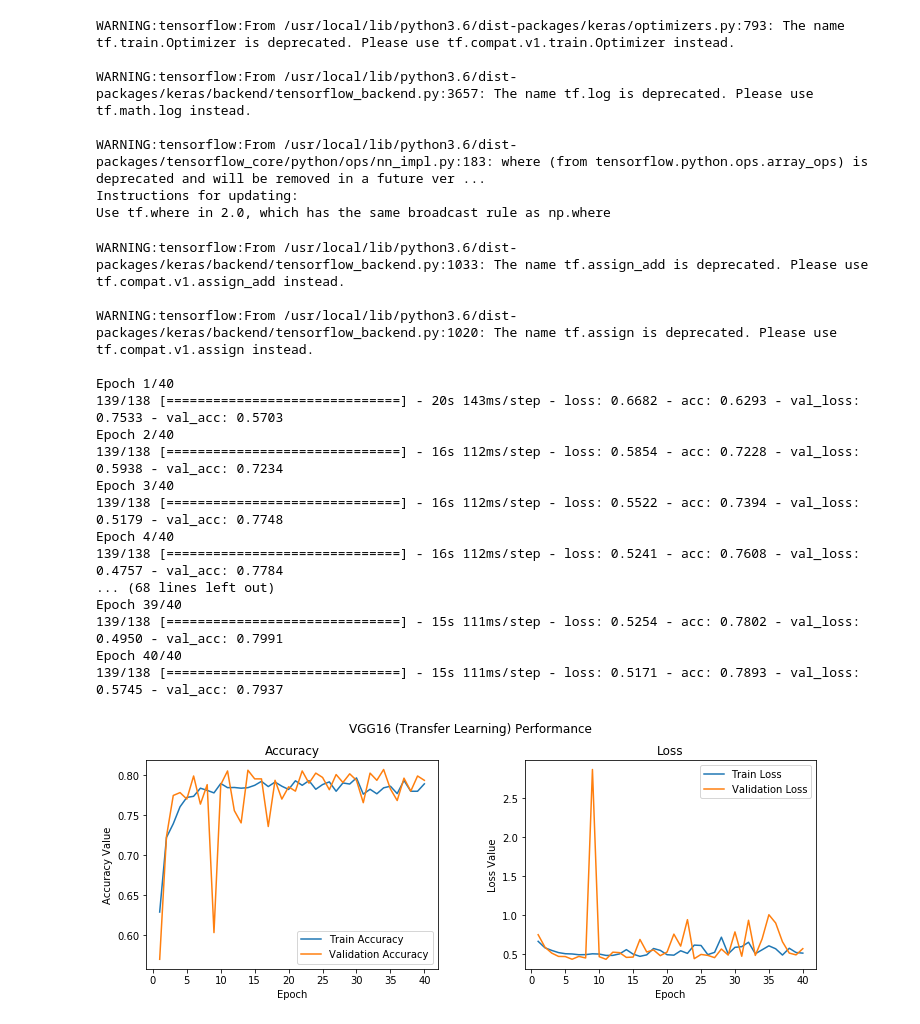
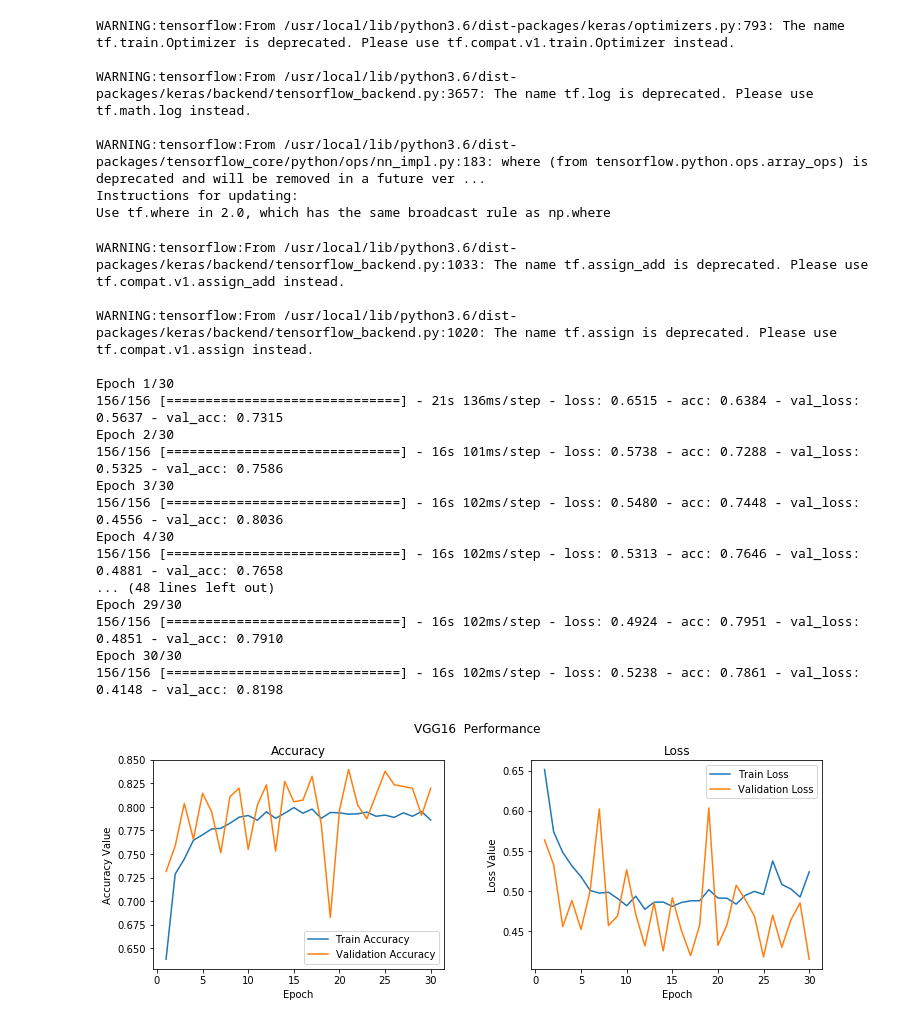
Before and after one commit to chandimap/Breast-Cancer-Images-Classification, a Jupyter notebook: CancerData.ipynb, the cells around one changed output. Saved outputs shown, nothing was run; the diff lists cells and outputs as text; code cells hidden in the pictures.

```diff
--- a/CancerData.ipynb
+++ b/CancerData.ipynb
@@ -121,12 +120,12 @@ for i in range(2):
 # %%
 Y = Y.reshape(Y.shape[0],1)
 
-X_train, X_test, y_train, y_test = train_test_split(X, Y, test_size=0.2)
+X_train, X_test, y_train, y_test = train_test_split(X, Y, test_size=0.1)
 
 # Normalizing the data
 X_train = X_train/225
 X_test = X_test/225
 
 print("Shape of Training Data:", X_train.shape, X_train.shape)
-print("Shape of Testing Data:", X_test.shape, X_test.shape)
+print("Shape of Validation Data:", X_test.shape, X_test.shape)
 # %% [output]
@@ -177,6 +173,9 @@ WARNING:tensorflow:From /usr/local/lib/python3.6/dist-packages/tensorflow_core/p
 Instructions for updating:
 Use tf.where in 2.0, which has the same broadcast rule as np.where
 # %%
+batch_size = 32
+epochs = 30
+
 datagen = ImageDataGenerator(zoom_range=0.2,
                              rotation_range=0.2,
                              fill_mode="nearest",
@@ -193,41 +192,41 @@ WARNING:tensorflow:From /usr/local/lib/python3.6/dist-packages/keras/backend/ten
 
 WARNING:tensorflow:From /usr/local/lib/python3.6/dist-packages/keras/backend/tensorflow_backend.py:1020: The name tf.assign is deprecated. Please use tf.compat.v1.assign instead.
 
-Epoch 1/40
-139/138 [==============================] - 20s 143ms/step - loss: 0.6682 - acc: 0.6293 - val_loss: 0.7533 - val_acc: 0.5703
-Epoch 2/40
-139/138 [==============================] - 16s 112ms/step - loss: 0.5854 - acc: 0.7228 - val_loss: 0.5938 - val_acc: 0.7234
-Epoch 3/40
-139/138 [==============================] - 16s 112ms/step - loss: 0.5522 - acc: 0.7394 - val_loss: 0.5179 - val_acc: 0.7748
-Epoch 4/40
-139/138 [==============================] - 16s 112ms/step - loss: 0.5241 - acc: 0.7608 - val_loss: 0.4757 - val_acc: 0.7784
-... (68 lines left out)
-Epoch 39/40
-139/138 [==============================] - 15s 111ms/step - loss: 0.5254 - acc: 0.7802 - val_loss: 0.4950 - val_acc: 0.7991
-Epoch 40/40
-139/138 [==============================] - 15s 111ms/step - loss: 0.5171 - acc: 0.7893 - val_loss: 0.5745 - val_acc: 0.7937
+Epoch 1/30
+156/156 [==============================] - 21s 136ms/step - loss: 0.6515 - acc: 0.6384 - val_loss: 0.5637 - val_acc: 0.7315
+Epoch 2/30
+156/156 [==============================] - 16s 101ms/step - loss: 0.5738 - acc: 0.7288 - val_loss: 0.5325 - val_acc: 0.7586
+Epoch 3/30
+156/156 [==============================] - 16s 102ms/step - loss: 0.5480 - acc: 0.7448 - val_loss: 0.4556 - val_acc: 0.8036
+Epoch 4/30
+156/156 [==============================] - 16s 102ms/step - loss: 0.5313 - acc: 0.7646 - val_loss: 0.4881 - val_acc: 0.7658
+... (48 lines left out)
+Epoch 29/30
+156/156 [==============================] - 16s 102ms/step - loss: 0.4924 - acc: 0.7951 - val_loss: 0.4851 - val_acc: 0.7910
+Epoch 30/30
+156/156 [==============================] - 16s 102ms/step - loss: 0.5238 - acc: 0.7861 - val_loss: 0.4148 - val_acc: 0.8198
 # %%
 f, (ax1, ax2) = plt.subplots(1, 2, figsize=(12, 4))
-t = f.suptitle('VGG16 (Transfer Learning) Performance', fontsize=12)
+t = f.suptitle('VGG16  Performance', fontsize=12)
 f.subplots_adjust(top=0.85, wspace=0.3)
 
-epoch_list = list(range(1,41))
+epoch_list = list(range(1,31))
 ax1.plot(epoch_list, history.history['acc'], label='Train Accuracy')
 ax1.plot(epoch_list, history.history['val_acc'], label='Validation Accuracy')
-ax1.set_xticks(np.arange(0, 41, 5))
+ax1.set_xticks(np.arange(0, 31, 5))
 ax1.set_ylabel('Accuracy Value')
 ax1.set_xlabel('Epoch')
 ax1.set_title('Accuracy')
 l1 = ax1.legend(loc="best")
 
 ax2.plot(epoch_list, history.history['loss'], label='Train Loss')
 ax2.plot(epoch_list, history.history['val_loss'], label='Validation Loss')
-ax2.set_xticks(np.arange(0, 41, 5))
+ax2.set_xticks(np.arange(0, 31, 5))
 ax2.set_ylabel('Loss Value')
 ax2.set_xlabel('Epoch')
 ax2.set_title('Loss')
 l2 = ax2.legend(loc="best")
 # %% [output]
-[figure, old version]
+[figure, new version]
 # %%
 model.save("VGG_16%")
```
Also changed, not shown: parts of 9 cells of this notebook.
